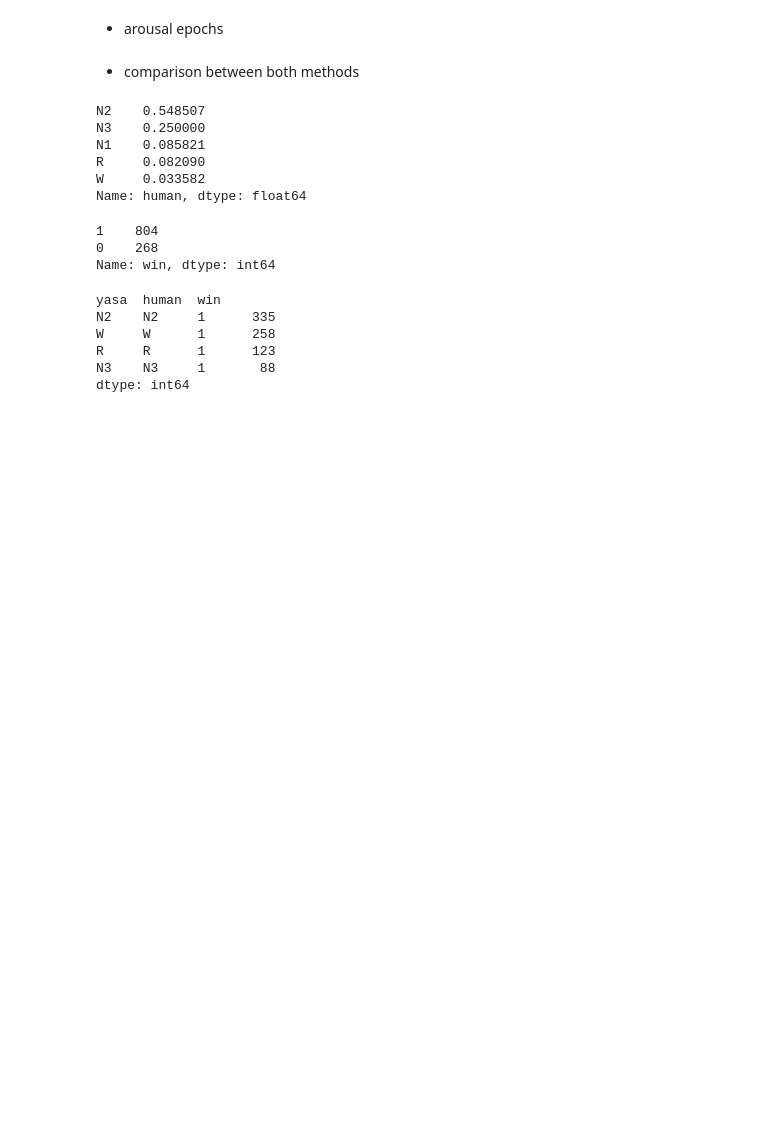
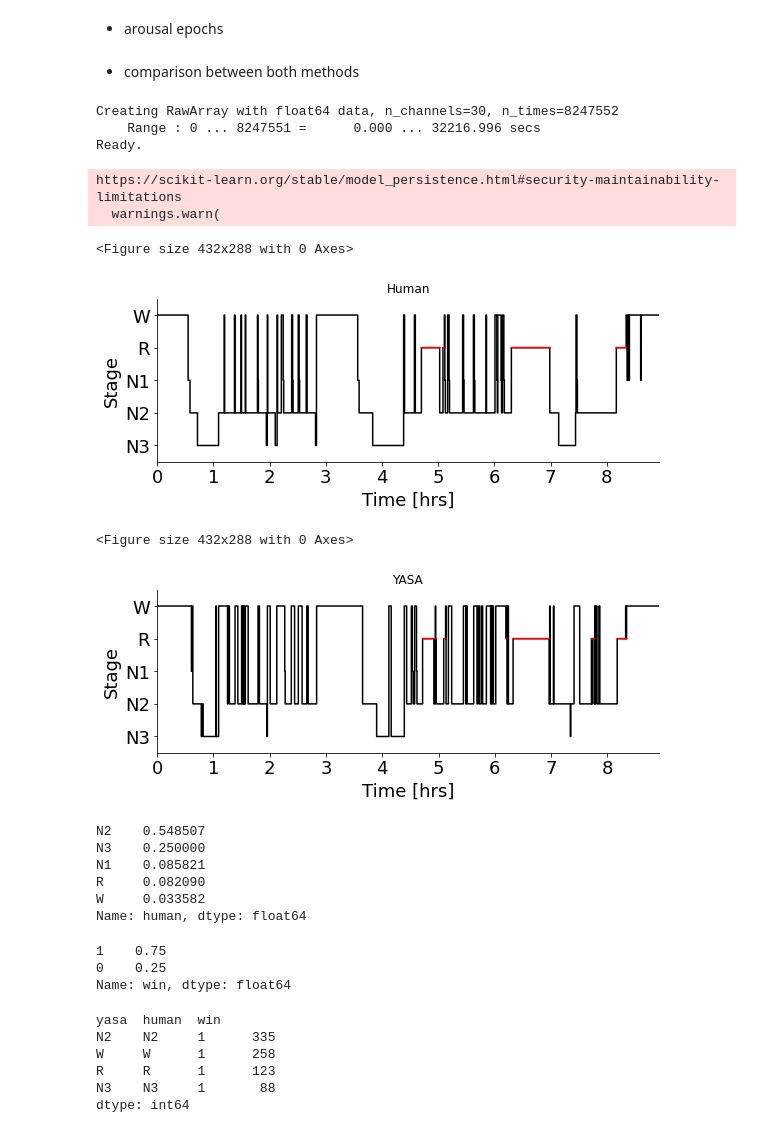
Before and after one commit to ValentinGhibaudo/Sleep_EEG_Respi, a Jupyter notebook: raw_to_da_and_staging.ipynb, the cells around one changed output. Saved outputs shown, nothing was run; the diff lists cells and outputs as text; code cells hidden in the pictures; blank space fills up the shorter version.

```diff
--- a/raw_to_da_and_staging.ipynb
+++ b/raw_to_da_and_staging.ipynb
@@ -211,7 +211,7 @@ def get_human_stages():
 # %% [markdown]
 * get yasa staging
 # %%
-def yasa_stages(da_all_notched):
+def get_yasa_stages(da_all_notched):
     raw = da_to_mne_object(da_all_notched, srate=srate)
     sls = yasa.SleepStaging(raw , eeg_name = 'C4-T4' , eog_name = 'EOGG-A2', emg_name='Menton')
     y_pred = sls.predict()
@@ -245,6 +245,52 @@ def get_epochs_with_arousal(patient=patient):
     return epochs
 # %% [markdown]
 * comparison between both methods
+# %%
+def hypno_str_to_int(hypno):
+    new_hypno = []
+    for stage in hypno :
+        if stage == 'W':
+            new_hypno.append(0)
+        elif stage == 'R':
+            new_hypno.append(4)
+        elif stage == 'N1':
+            new_hypno.append(1)
+        elif stage == 'N2':
+            new_hypno.append(2)
+        elif stage == 'N3':
+            new_hypno.append(3)
+    return new_hypno
+# %%
+def compare_hypno():
+
+    human_hypno_plot = hypno_str_to_int(get_human_stages().loc[:,'label'].values)
+
+    yasa_hypno = get_yasa_stages(da_all_notched)
+    yasa_hypno_plot = hypno_str_to_int(yasa_hypno)
+
+    plt.figure()
+    yasa.plot_hypnogram(human_hypno_plot)
+    plt.title('Human')
+    # plt.savefig(f'../presentation_2/staging_human')
+    plt.show()
+
+    plt.figure()
+    yasa.plot_hypnogram(yasa_hypno_plot)
+    plt.title('YASA')
+    # plt.savefig(f'../presentation_2/staging__yasa')
+    plt.show()
+# %%
+compare_hypno()
+# %% [output]
+Creating RawArray with float64 data, n_channels=30, n_times=8247552
+    Range : 0 ... 8247551 =      0.000 ... 32216.996 secs
+Ready.
+https://scikit-learn.org/stable/model_persistence.html#security-maintainability-limitations
+  warnings.warn(
+<Figure size 432x288 with 0 Axes>
+[figure, added]
+<Figure size 432x288 with 0 Axes>
+[figure, added]
 # %%
 def compare_yasa_vs_human(yasa_stages=yasa_stages, human_stages=list(get_human_stages().loc[:,'label'])):
     rows = []
@@ -275,11 +321,13 @@ R     0.082090
 W     0.033582
 Name: human, dtype: float64
 # %%
-df_correspondance['win'].value_counts()
+win_stages = df_correspondance['win'].value_counts(normalize = True)
+win_stages.to_excel(f'../df_analyse/win_staging_{patient}.xlsx')
+win_stages
 # %% [output]
-1    804
-0    268
-Name: win, dtype: int64
+1    0.75
+0    0.25
+Name: win, dtype: float64
 # %%
 df_correspondance[df_correspondance['win'] == 1].value_counts()
 # %% [output]
```
Also changed, not shown: parts of 2 cells of this notebook, 5 other files.
